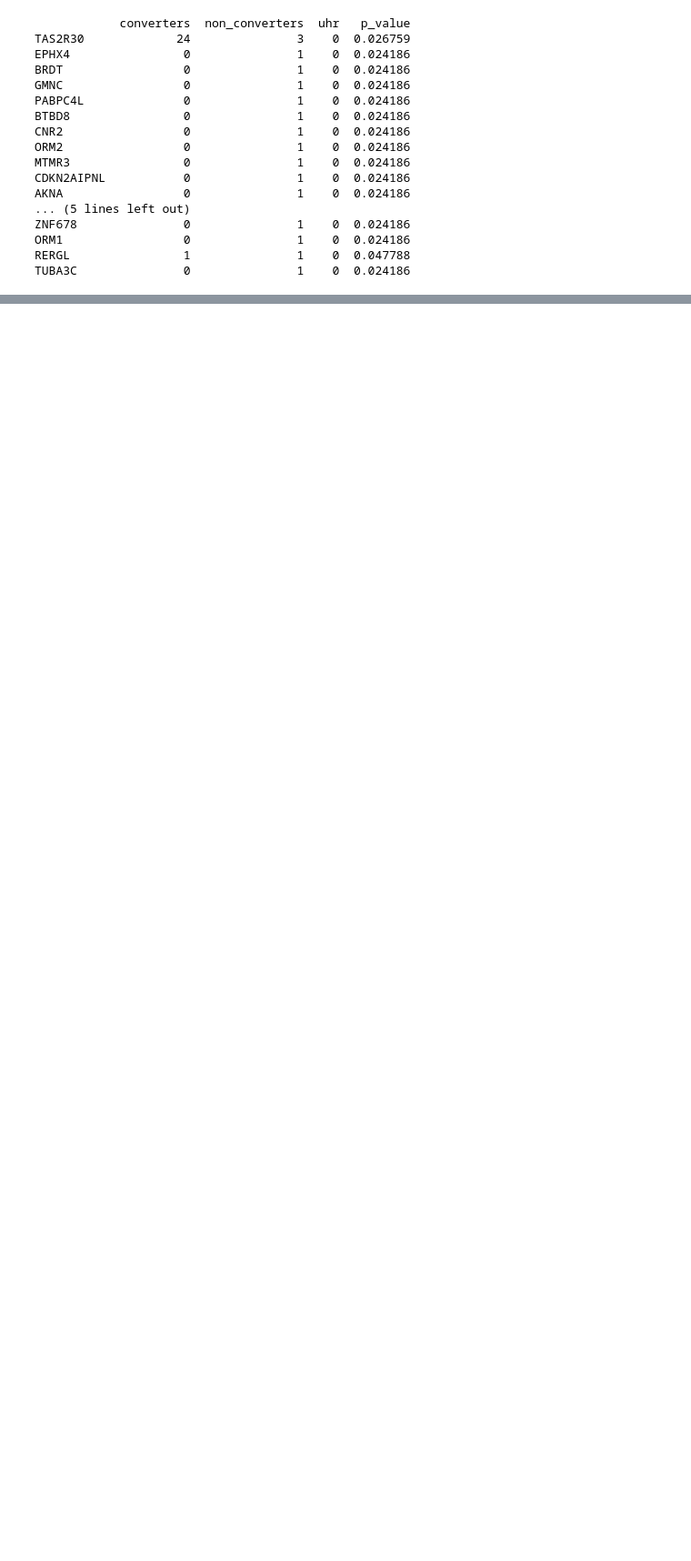
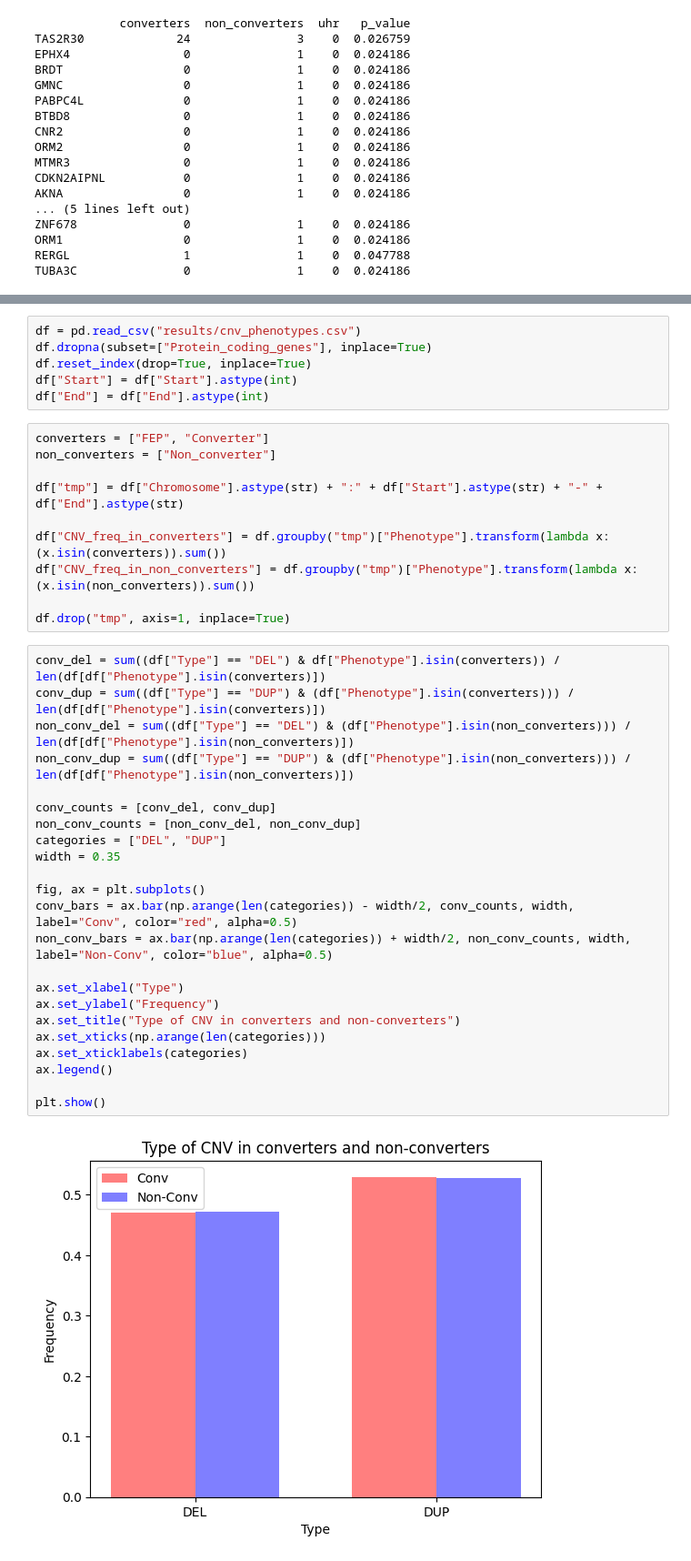
Before and after one commit to zhukovanadezhda/schizophrenia-prediction, a Jupyter notebook: annalyse.ipynb, the cells around one changed output, grey strips where cells are left out. Shown: that part at 91% size. Drawn from its saved outputs; the diff is of its cells as text; blank space fills up the shorter version.

```diff
--- a/annalyse.ipynb
+++ b/annalyse.ipynb
@@ -274,0 +279,41 @@ TUBA3C               0               1    0  0.024186
+# %%
+df = pd.read_csv("results/cnv_phenotypes.csv")
+df.dropna(subset=["Protein_coding_genes"], inplace=True)
+df.reset_index(drop=True, inplace=True)
+df["Start"] = df["Start"].astype(int)
+df["End"] = df["End"].astype(int)
+# %%
+converters = ["FEP", "Converter"]
+non_converters = ["Non_converter"]
+
+df["tmp"] = df["Chromosome"].astype(str) + ":" + df["Start"].astype(str) + "-" + df["End"].astype(str)
+
+df["CNV_freq_in_converters"] = df.groupby("tmp")["Phenotype"].transform(lambda x: (x.isin(converters)).sum())
+df["CNV_freq_in_non_converters"] = df.groupby("tmp")["Phenotype"].transform(lambda x: (x.isin(non_converters)).sum())
+
+df.drop("tmp", axis=1, inplace=True)
+# %%
+conv_del = sum((df["Type"] == "DEL") & df["Phenotype"].isin(converters)) / len(df[df["Phenotype"].isin(converters)])
+conv_dup = sum((df["Type"] == "DUP") & (df["Phenotype"].isin(converters))) / len(df[df["Phenotype"].isin(converters)])
+non_conv_del = sum((df["Type"] == "DEL") & (df["Phenotype"].isin(non_converters))) / len(df[df["Phenotype"].isin(non_converters)])
+non_conv_dup = sum((df["Type"] == "DUP") & (df["Phenotype"].isin(non_converters))) / len(df[df["Phenotype"].isin(non_converters)])
+
+conv_counts = [conv_del, conv_dup]
+non_conv_counts = [non_conv_del, non_conv_dup]
+categories = ["DEL", "DUP"]
+width = 0.35
+
+fig, ax = plt.subplots()
+conv_bars = ax.bar(np.arange(len(categories)) - width/2, conv_counts, width, label="Conv", color="red", alpha=0.5)
+non_conv_bars = ax.bar(np.arange(len(categories)) + width/2, non_conv_counts, width, label="Non-Conv", color="blue", alpha=0.5)
+
+ax.set_xlabel("Type")
+ax.set_ylabel("Frequency")
+ax.set_title("Type of CNV in converters and non-converters")
+ax.set_xticks(np.arange(len(categories)))
+ax.set_xticklabels(categories)
+ax.legend()
+
+plt.show()
+# %% [output]
+[figure, added]
```
Also changed, not shown: parts of 19 cells of this notebook.
